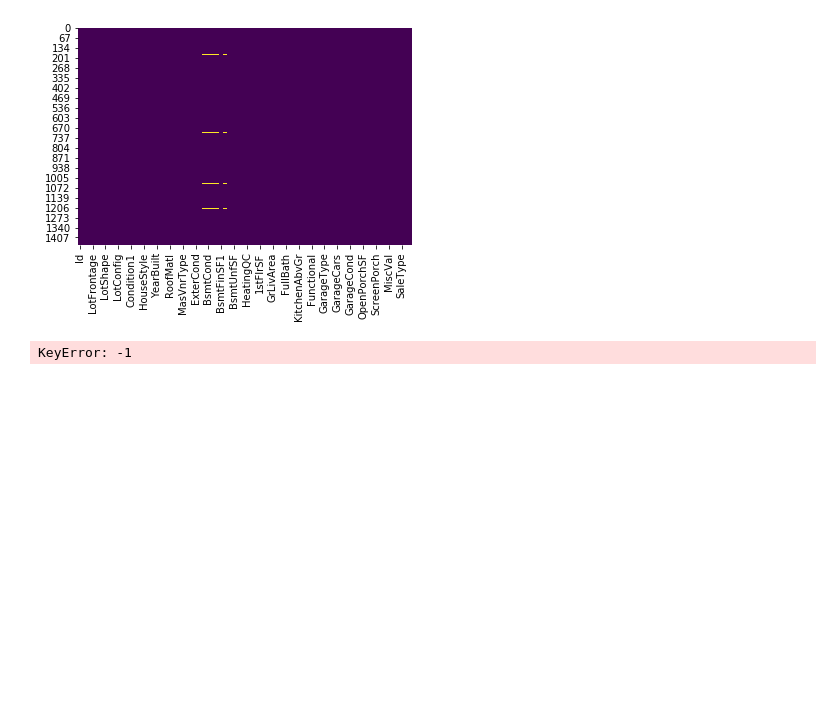
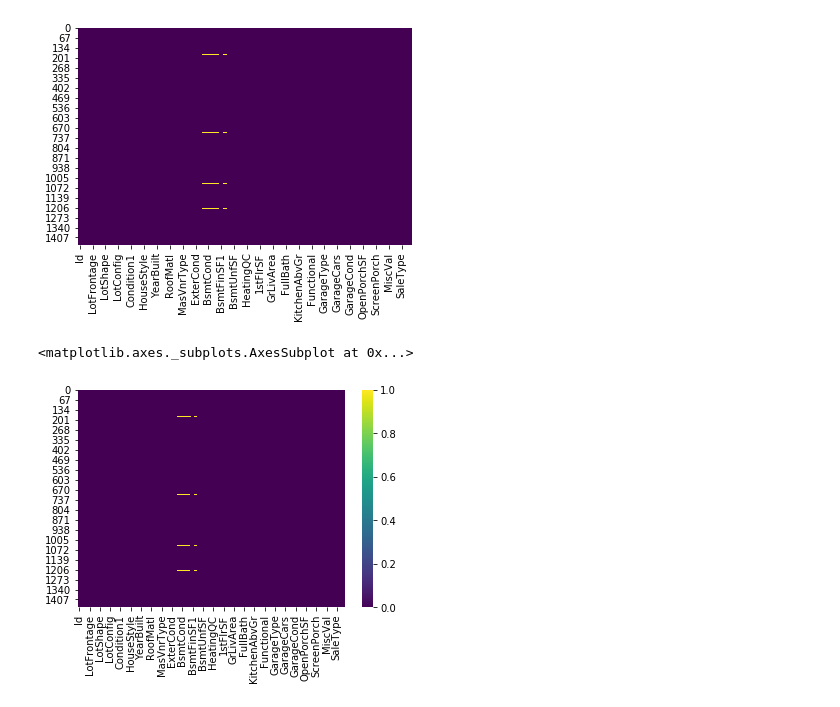
Before and after one commit to EceDolen/Bootcamp_-Bolum_6, a Jupyter notebook: Regresyon_Odev_2.ipynb, the cells around one changed output. Cells and saved outputs as stored; diff of their text form; code cells hidden in the pictures; blank space fills up the shorter version.

```diff
--- a/Regresyon_Odev_2.ipynb
+++ b/Regresyon_Odev_2.ipynb
@@ -281,10 +281,13 @@ sns.heatmap(house_Prices_droppped.isnull(),cbar= False, cmap='viridis' )
 <matplotlib.axes._subplots.AxesSubplot at 0x...>
 [figure]
 # %%
-str_list = house_Prices_filled.Alley
+fill_list_stri = house_Prices_filled.Alley
 
-for i in range(0, len(str_list)):
-    if pd.isnull(str_list[i]):
-        str_list[i] = str_list[i-1]
+for i in range(0, len(fill_list_str)):
+    if pd.isnull(fill_list_str[i]):
+        fill_list_str[i] = fill_list_str[i-1]
-# %% [output]
-KeyError: -1
+# %%
+sns.heatmap(house_Prices_droppped.isnull(), cmap = 'viridis')
+# %% [output]
+<matplotlib.axes._subplots.AxesSubplot at 0x...>
+[figure, added]
```
